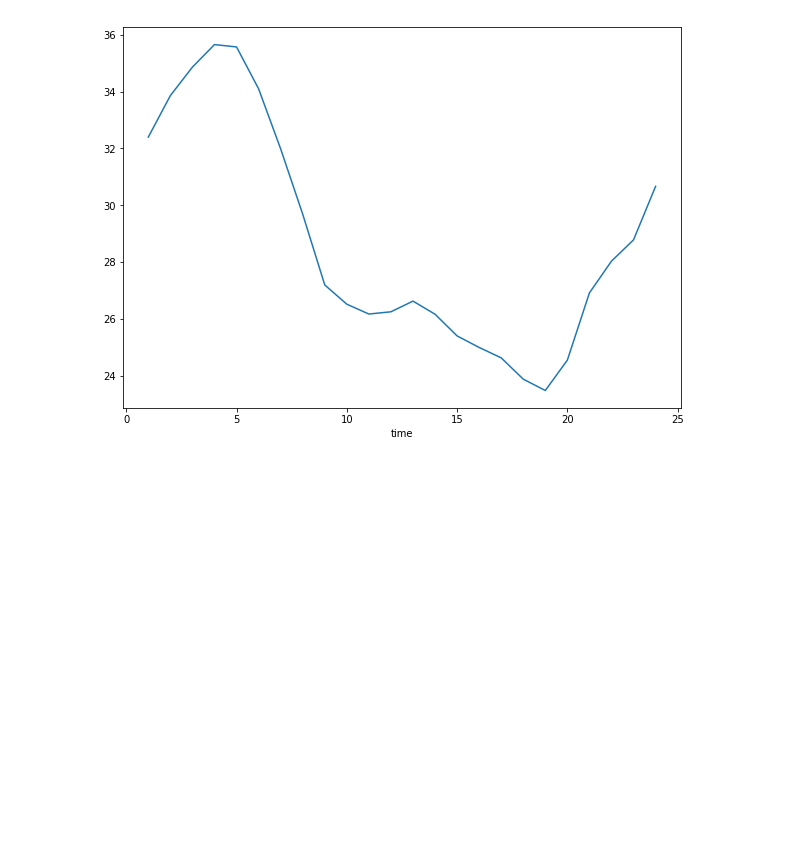
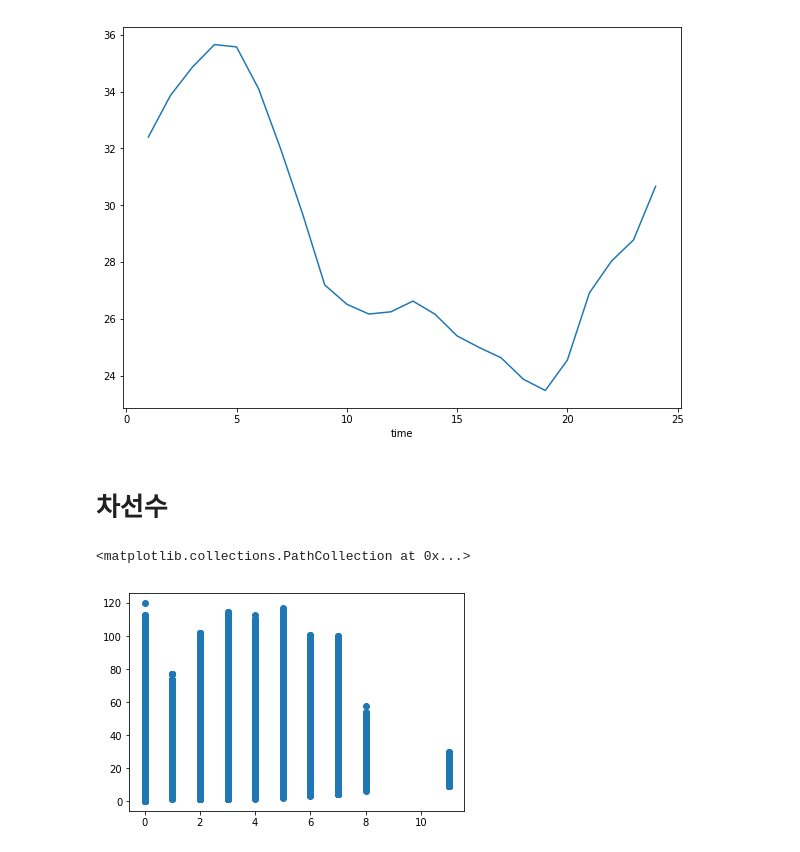
Before and after one commit to miniii222/Datamining_project, a Jupyter notebook: traffic/201903_EDA.ipynb, the cells around one changed output. Saved outputs shown, nothing was run; the diff lists cells and outputs as text; code cells hidden in the pictures; blank space fills up the shorter version.

```diff
--- a/traffic/201903_EDA.ipynb
+++ b/traffic/201903_EDA.ipynb
@@ -163,3 +344,11 @@ dt_201903.groupby('time')['value'].mean().plot()
 # %% [output]
 <matplotlib.axes._subplots.AxesSubplot at 0x...>
 [figure]
+# %% [markdown]
+# 차선수
+# %%
+#전체
+plt.scatter(dt_201903['road_num'], dt_201903['value'])
+# %% [output]
+<matplotlib.collections.PathCollection at 0x...>
+[figure, added]
```
Also changed, not shown: parts of 47 cells of this notebook.
